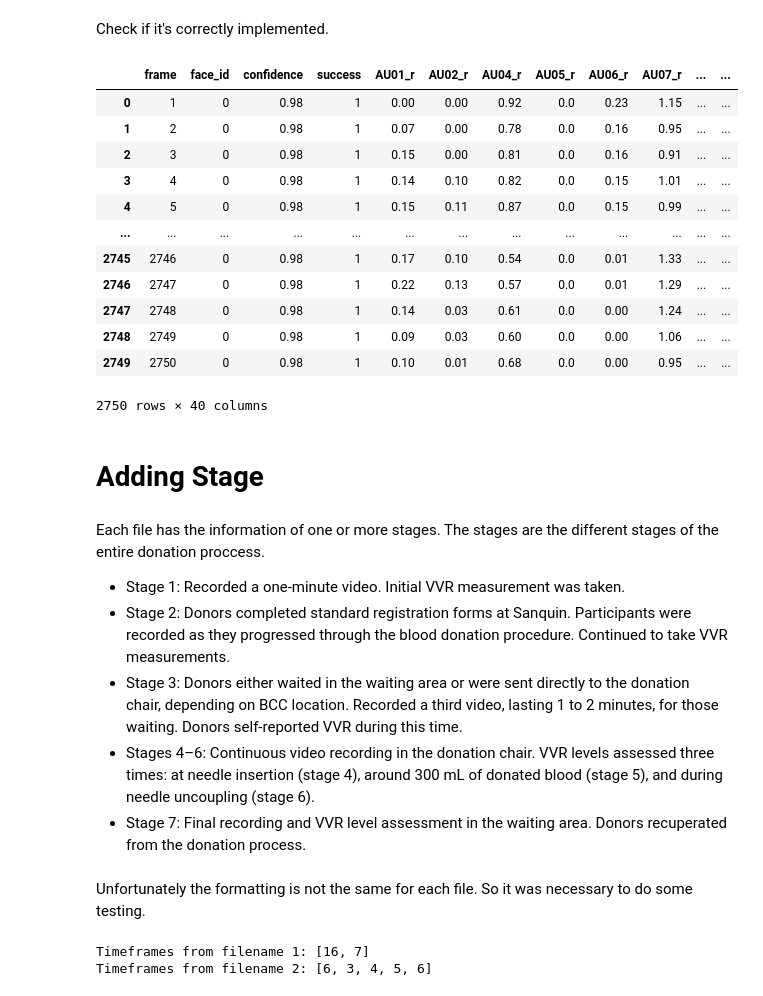
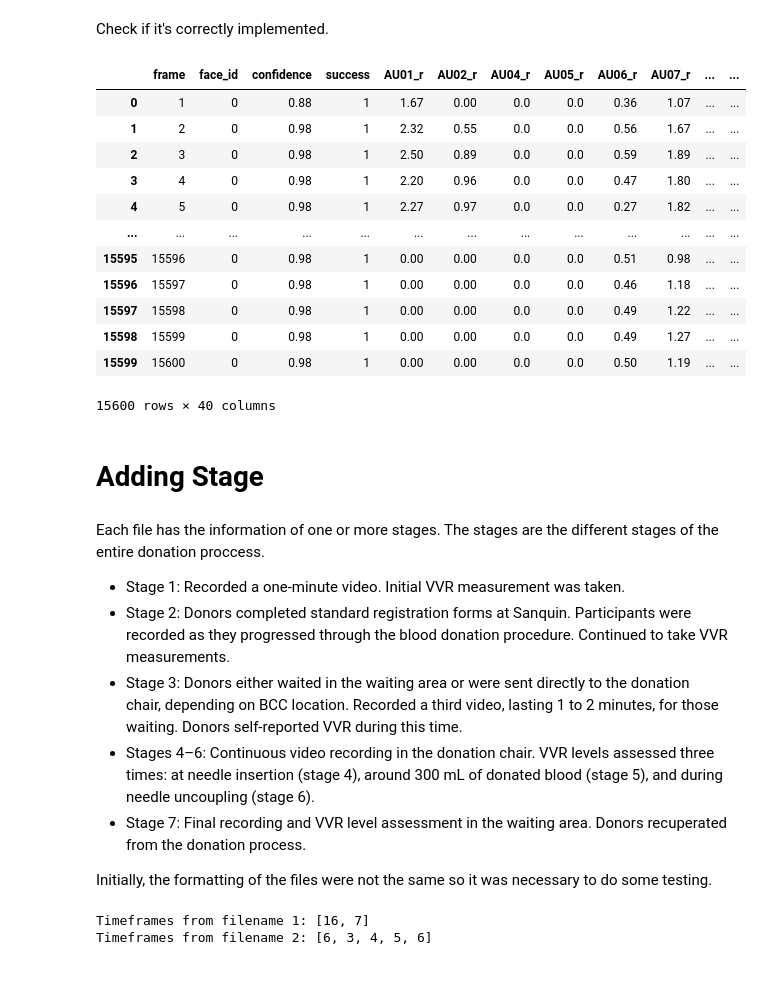
Before and after one commit to DionneSpaltman/predicting_VVR, a Jupyter notebook: processing/02_cleaning_actionunits.ipynb, the cells around one changed output. Cells and saved outputs as stored; diff of their text form; code cells hidden in the pictures.

Commit message:
Imported new data

```diff
--- a/processing/02_cleaning_actionunits.ipynb
+++ b/processing/02_cleaning_actionunits.ipynb
@@ -39,13 +15,13 @@ Check the size of the folder. It's 18684.90839099884 MB.
 # %%
 # Define the path to the folder
-folder_path_unzipped_data = '/Users/dionnespaltman/Desktop/V4/full_donation_data_unzipped_03-06-2024'
+folder_path = '/Users/dionnespaltman/11-06-2024'
 
 # Initialize total size variable
 total_size = 0
 
 # Iterate over all files in the folder
-for filename in os.listdir(folder_path_unzipped_data):
-    file_path = os.path.join(folder_path_unzipped_data, filename)
+for filename in os.listdir(folder_path):
+    file_path = os.path.join(folder_path, filename)
     # Check if it's a file (not a directory)
     if os.path.isfile(file_path):
         # Get the size of the file and add it to total_size
@@ -68,15 +39,14 @@ On June 3rd, I could open 411 files.
+# %%
+# List all files in the folder
+file_names = sorted(os.listdir(folder_path))
 # %%
-# List all files in the folder
-file_names = os.listdir(folder_path_unzipped_data)
-
 # Read a subset of files into a dictionary
 dictionary = {}
-num_files_to_read = 450  # Adjust the number of files to read as needed
 for i, file_name in enumerate(file_names):
-    if i >= num_files_to_read:
+    if i >= 328:
         break
-    if file_name.endswith('.csv'):  # Assuming the files are CSV format
-        file_path = os.path.join(folder_path_unzipped_data, file_name)
+    if file_name.endswith('.csv'):
+        file_path = os.path.join(folder_path, file_name)
         try:
             dictionary[file_name] = pd.read_csv(file_path)
             print("File loaded successfully:", file_name)
@@ -84,7 +54,5 @@ for i, file_name in enumerate(file_names):
             print("Error loading file:", file_name, "- Error:", e)
 
 # Now you have a dictionary 'data' containing DataFrames for each file (up to the specified number)
-# Access them using keys (file names)
-# For example:
 print("Number of files loaded:", len(dictionary))
 # %% [output]
@@ -215,7 +171,7 @@ print(columns_to_delete)
 Then I test it on a seperate dataframe in the dictionary. From the 714 columsn in total, there are 675 columns that can be deleted.
 # %%
 # Get the DataFrame from the dictionary
-df_to_process = dictionary['16-07.csv']
+df_to_process = dictionary['23-04,05,06.csv']
 
 # Get the list of column names
 columns = df_to_process.columns
@@ -283,23 +239,23 @@ for key in filtered_dictionary.keys():
 Check if it's correctly implemented.
 # %%
 # Get the DataFrame from the dictionary
-random_df = filtered_dictionary['16-07.csv']
+random_df = filtered_dictionary['23-04,05,06.csv']
 
 display(random_df)
 # %% [output]
 |  | frame | face_id | confidence | success | AU01_r | AU02_r | AU04_r | AU05_r | AU06_r | AU07_r | ... | ... |
-| 0 | 1 | 0 | 0.98 | 1 | 0.00 | 0.00 | 0.92 | 0.0 | 0.23 | 1.15 | ... | ... |
-| 1 | 2 | 0 | 0.98 | 1 | 0.07 | 0.00 | 0.78 | 0.0 | 0.16 | 0.95 | ... | ... |
-| 2 | 3 | 0 | 0.98 | 1 | 0.15 | 0.00 | 0.81 | 0.0 | 0.16 | 0.91 | ... | ... |
-| 3 | 4 | 0 | 0.98 | 1 | 0.14 | 0.10 | 0.82 | 0.0 | 0.15 | 1.01 | ... | ... |
-| 4 | 5 | 0 | 0.98 | 1 | 0.15 | 0.11 | 0.87 | 0.0 | 0.15 | 0.99 | ... | ... |
+| 0 | 1 | 0 | 0.88 | 1 | 1.67 | 0.00 | 0.0 | 0.0 | 0.36 | 1.07 | ... | ... |
+| 1 | 2 | 0 | 0.98 | 1 | 2.32 | 0.55 | 0.0 | 0.0 | 0.56 | 1.67 | ... | ... |
+| 2 | 3 | 0 | 0.98 | 1 | 2.50 | 0.89 | 0.0 | 0.0 | 0.59 | 1.89 | ... | ... |
+| 3 | 4 | 0 | 0.98 | 1 | 2.20 | 0.96 | 0.0 | 0.0 | 0.47 | 1.80 | ... | ... |
+| 4 | 5 | 0 | 0.98 | 1 | 2.27 | 0.97 | 0.0 | 0.0 | 0.27 | 1.82 | ... | ... |
 | ... | ... | ... | ... | ... | ... | ... | ... | ... | ... | ... | ... | ... |
-| 2745 | 2746 | 0 | 0.98 | 1 | 0.17 | 0.10 | 0.54 | 0.0 | 0.01 | 1.33 | ... | ... |
-| 2746 | 2747 | 0 | 0.98 | 1 | 0.22 | 0.13 | 0.57 | 0.0 | 0.01 | 1.29 | ... | ... |
-| 2747 | 2748 | 0 | 0.98 | 1 | 0.14 | 0.03 | 0.61 | 0.0 | 0.00 | 1.24 | ... | ... |
-| 2748 | 2749 | 0 | 0.98 | 1 | 0.09 | 0.03 | 0.60 | 0.0 | 0.00 | 1.06 | ... | ... |
-| 2749 | 2750 | 0 | 0.98 | 1 | 0.10 | 0.01 | 0.68 | 0.0 | 0.00 | 0.95 | ... | ... |
+| 15595 | 15596 | 0 | 0.98 | 1 | 0.00 | 0.00 | 0.0 | 0.0 | 0.51 | 0.98 | ... | ... |
+| 15596 | 15597 | 0 | 0.98 | 1 | 0.00 | 0.00 | 0.0 | 0.0 | 0.46 | 1.18 | ... | ... |
+| 15597 | 15598 | 0 | 0.98 | 1 | 0.00 | 0.00 | 0.0 | 0.0 | 0.49 | 1.22 | ... | ... |
+| 15598 | 15599 | 0 | 0.98 | 1 | 0.00 | 0.00 | 0.0 | 0.0 | 0.49 | 1.27 | ... | ... |
+| 15599 | 15600 | 0 | 0.98 | 1 | 0.00 | 0.00 | 0.0 | 0.0 | 0.50 | 1.19 | ... | ... |
-2750 rows × 40 columns
+15600 rows × 40 columns
 # %% [markdown]
 # Adding Stage
 # %% [markdown]
@@ -310,8 +266,8 @@ Each file has the information of one or more stages. The stages are the differen
 - Stage 3: Donors either waited in the waiting area or were sent directly to the donation chair, depending on BCC location. Recorded a third video, lasting 1 to 2 minutes, for those waiting. Donors self-reported VVR during this time.
 - Stages 4–6: Continuous video recording in the donation chair. VVR levels assessed three times: at needle insertion (stage 4), around 300 mL of donated blood (stage 5), and during needle uncoupling (stage 6).
 - Stage 7: Final recording and VVR level assessment in the waiting area. Donors recuperated from the donation process.
+
+Initially, the formatting of the files were not the same so it was necessary to do some testing.
-# %% [markdown]
-Unfortunately the formatting is not the same for each file. So it was necessary to do some testing.
 # %%
 def extract_timeframe(filename):
     # Extract numerical values from the filename
```
Also changed, not shown: parts of 76 cells of this notebook, 1 other file.
